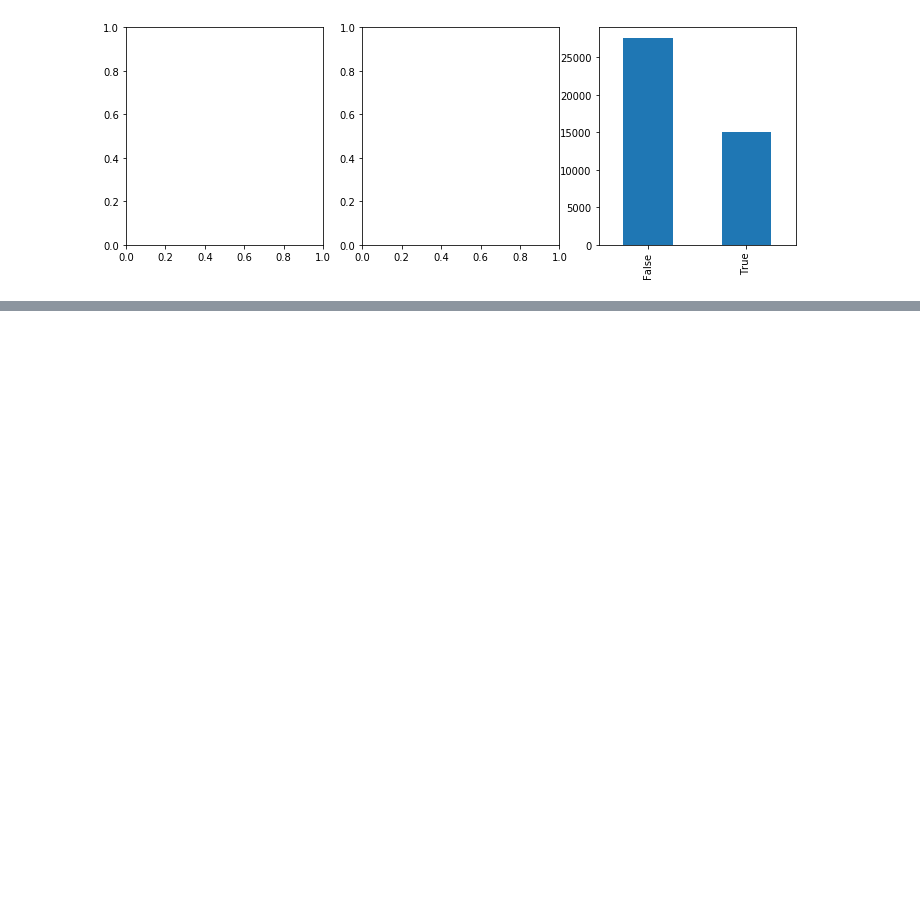
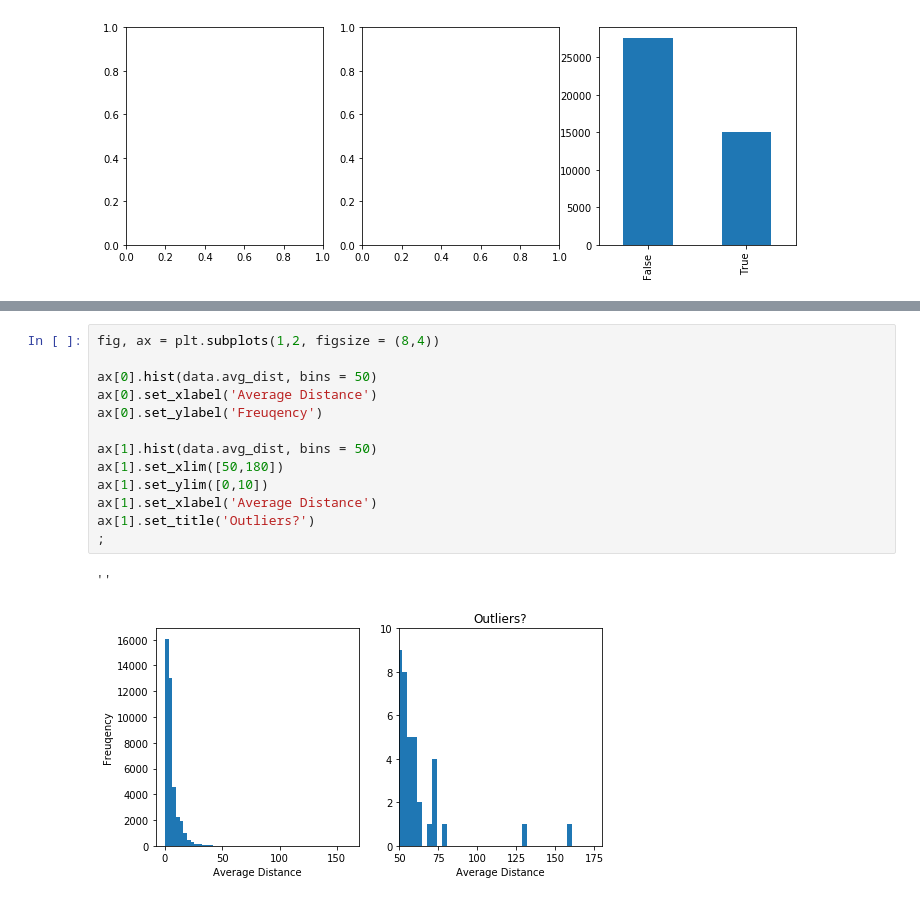
Before and after one commit to reiffd7/ride-share-churn, a Jupyter notebook: scott/EDA.ipynb, the cells around one changed output, grey strips where cells are left out. Drawn from its saved outputs; the diff is of its cells as text; blank space fills up the shorter version.

```diff
--- a/scott/EDA.ipynb
+++ b/scott/EDA.ipynb
@@ -247,0 +221,16 @@ AttributeError: type object 'scipy.interpolate.interpnd.array' has no attribute
+# %%
+fig, ax = plt.subplots(1,2, figsize = (8,4))
+
+ax[0].hist(data.avg_dist, bins = 50)
+ax[0].set_xlabel('Average Distance')
+ax[0].set_ylabel('Freuqency')
+
+ax[1].hist(data.avg_dist, bins = 50)
+ax[1].set_xlim([50,180])
+ax[1].set_ylim([0,10])
+ax[1].set_xlabel('Average Distance')
+ax[1].set_title('Outliers?')
+;
+# %% [output]
+''
+[figure, added]
```
Also changed, not shown: parts of 28 cells of this notebook.
